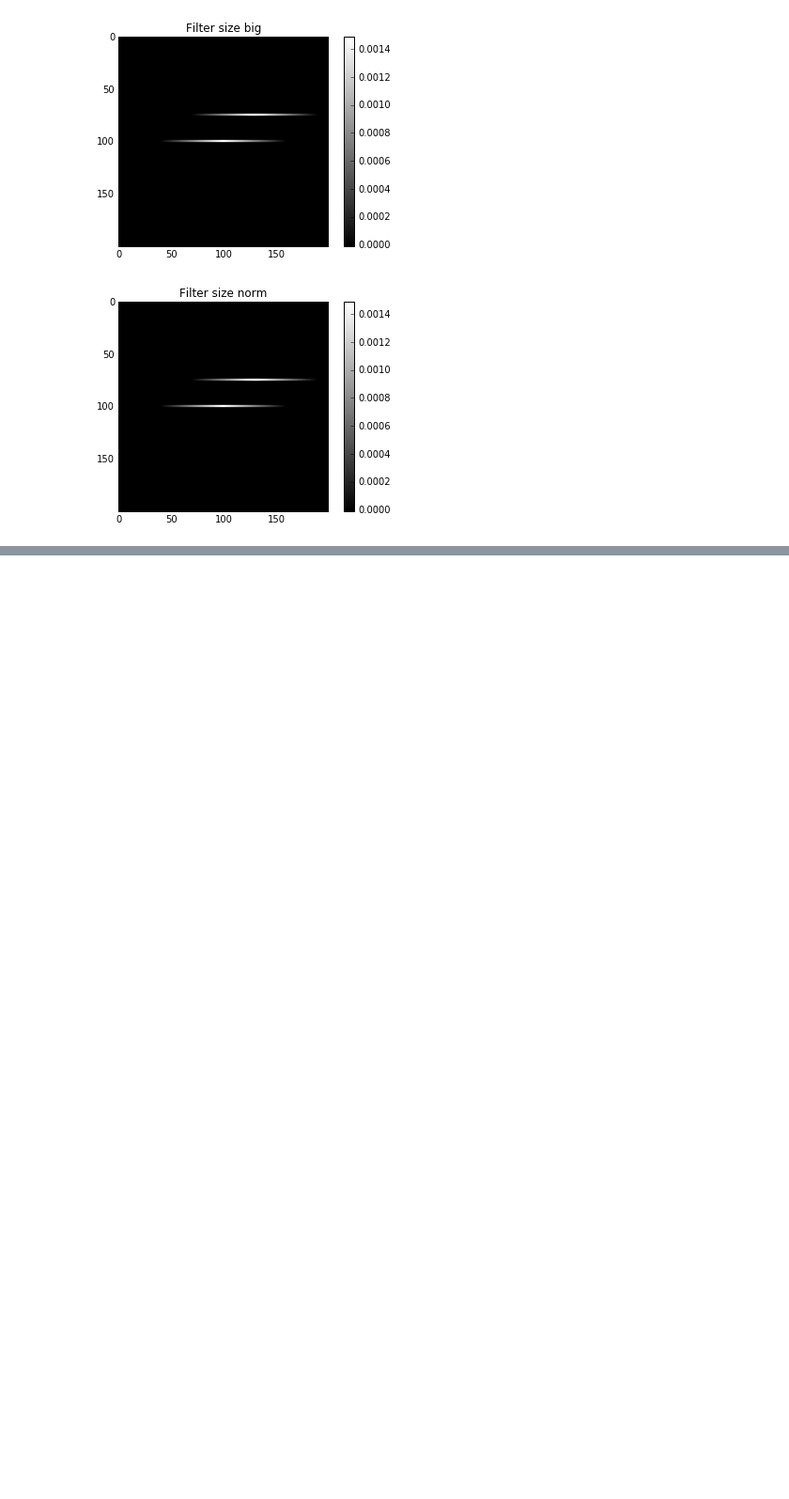
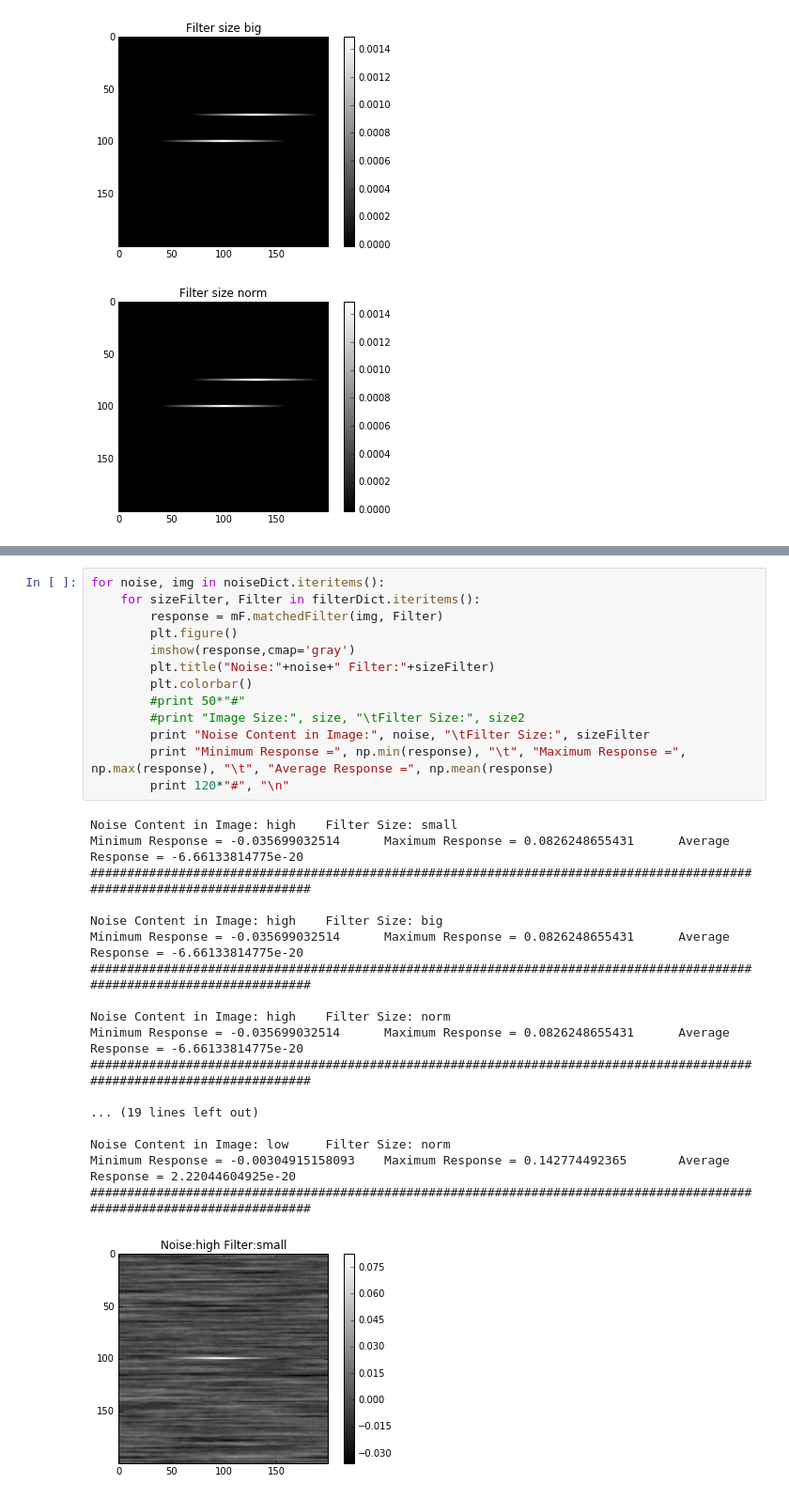
Before and after one commit to huskeypm/sparkdetection, a Jupyter notebook: mach/matchedFilterTutorial.ipynb, the cells around one changed output, grey strips where cells are left out. Shown at 94% size. Saved outputs shown, nothing was run; the diff lists cells and outputs as text; blank space fills up the shorter version.

```diff
--- a/mach/matchedFilterTutorial.ipynb
+++ b/mach/matchedFilterTutorial.ipynb
@@ -225,0 +323,32 @@ Maximum Response Along Row of Upper Bar = 0.001491
+# %%
+for noise, img in noiseDict.iteritems():
+    for sizeFilter, Filter in filterDict.iteritems():
+        response = mF.matchedFilter(img, Filter)
+        plt.figure()
+        imshow(response,cmap='gray')
+        plt.title("Noise:"+noise+" Filter:"+sizeFilter)
+        plt.colorbar()
+        #print 50*"#"
+        #print "Image Size:", size, "\tFilter Size:", size2
+        print "Noise Content in Image:", noise, "\tFilter Size:", sizeFilter
+        print "Minimum Response =", np.min(response), "\t", "Maximum Response =", np.max(response), "\t", "Average Response =", np.mean(response)
+        print 120*"#", "\n"
+# %% [output]
+Noise Content in Image: high    Filter Size: small
+Minimum Response = -0.035699032514      Maximum Response = 0.0826248655431      Average Response = -6.66133814775e-20
+########################################################################################################################
+
+Noise Content in Image: high    Filter Size: big
+Minimum Response = -0.035699032514      Maximum Response = 0.0826248655431      Average Response = -6.66133814775e-20
+########################################################################################################################
+
+Noise Content in Image: high    Filter Size: norm
+Minimum Response = -0.035699032514      Maximum Response = 0.0826248655431      Average Response = -6.66133814775e-20
+########################################################################################################################
+
+... (19 lines left out)
+
+Noise Content in Image: low     Filter Size: norm
+Minimum Response = -0.00304915158093    Maximum Response = 0.142774492365       Average Response = 2.22044604925e-20
+########################################################################################################################
+[figure, added]
```
Also changed, not shown: parts of 7 cells of this notebook.
